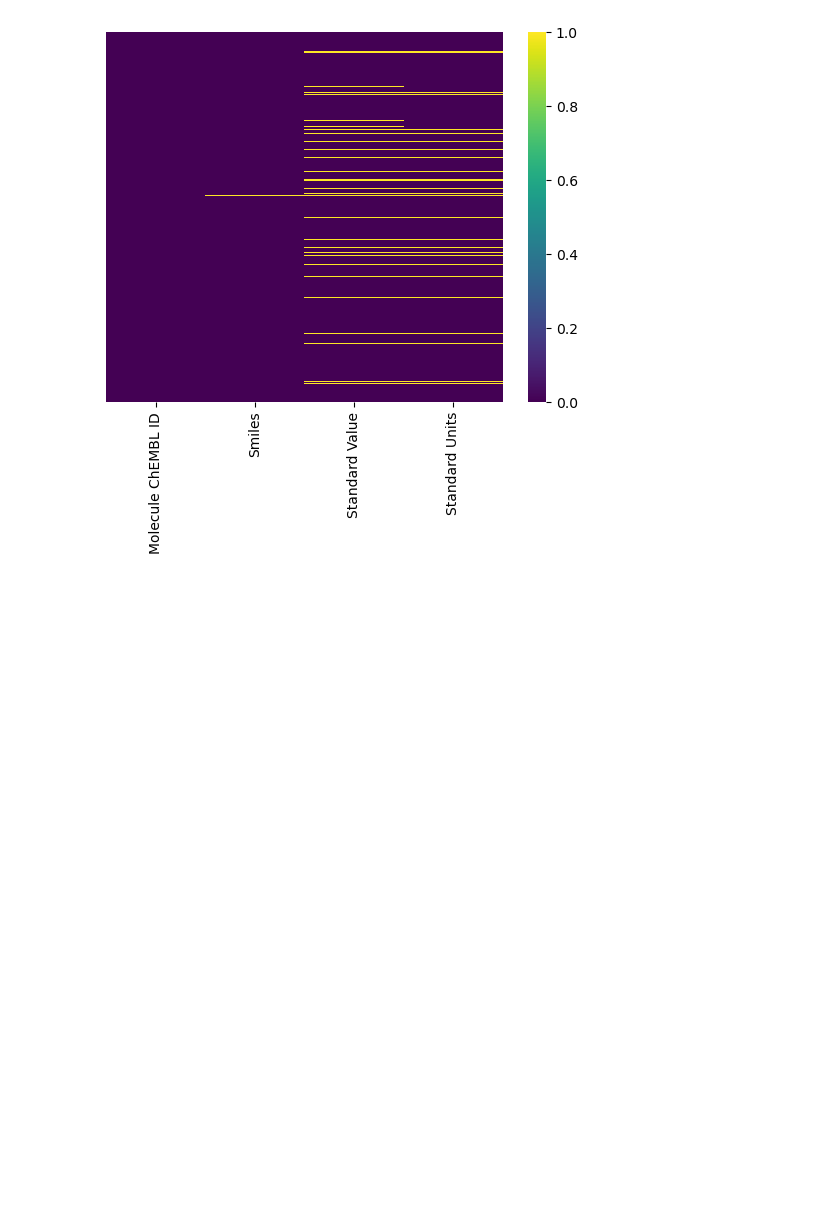
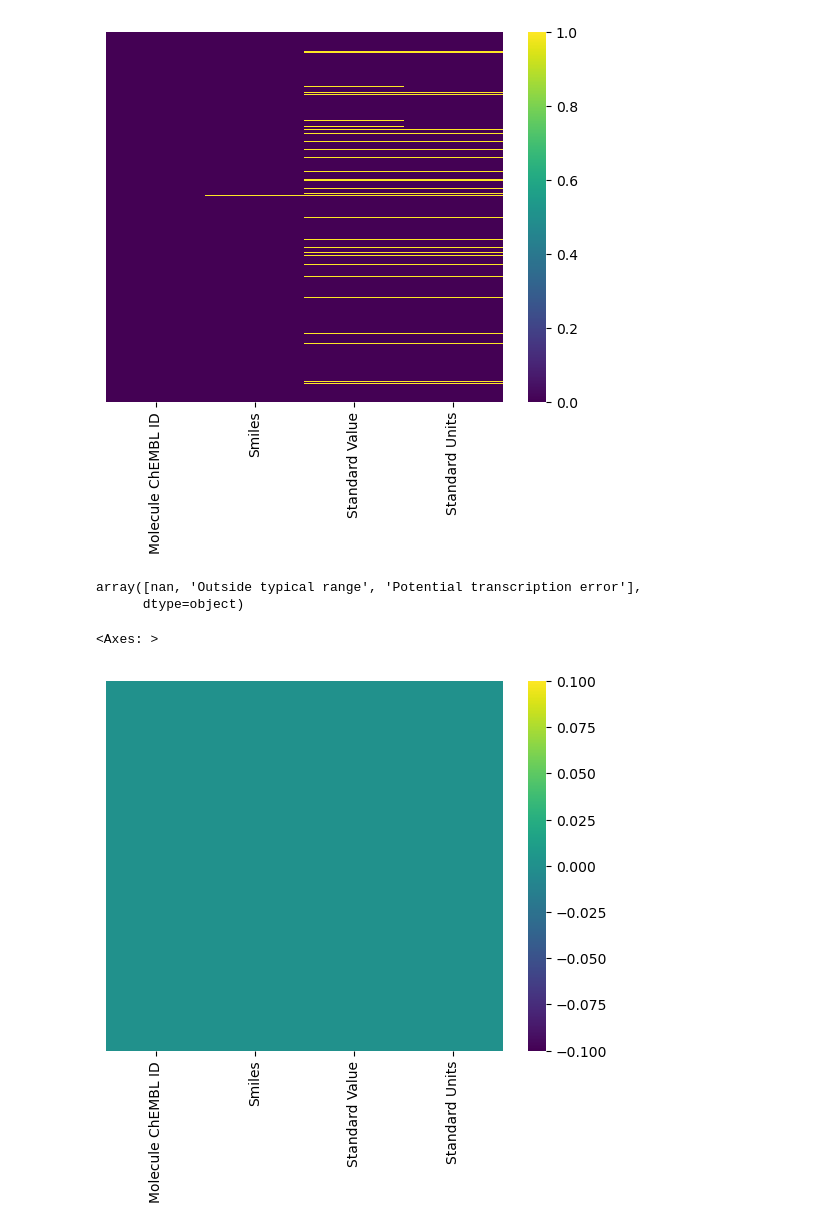
Before and after one commit to tdunn1/EGFR_QSAR, a Jupyter notebook: EGFR_Chembl_workup.ipynb, the cells around one changed output. Cells and saved outputs as stored; diff of their text form; code cells hidden in the pictures; blank space fills up the shorter version.

```diff
--- a/EGFR_Chembl_workup.ipynb
+++ b/EGFR_Chembl_workup.ipynb
@@ -33,3 +34,14 @@ sns.heatmap(org_df.isnull()[['Molecule ChEMBL ID','Smiles','Standard Value', 'St
 # %% [output]
 <Axes: >
 [figure]
+# %%
+org_df['Data Validity Comment'].unique()
+# %% [output]
+array([nan, 'Outside typical range', 'Potential transcription error'],
+      dtype=object)
+# %%
+org_df.dropna(axis = 0, subset = ['Molecule ChEMBL ID','Smiles','Standard Value', 'Standard Units'], inplace = True)
+sns.heatmap(org_df.isnull()[['Molecule ChEMBL ID','Smiles','Standard Value', 'Standard Units']],cbar=True,yticklabels=False,cmap = 'viridis')
+# %% [output]
+<Axes: >
+[figure, added]
```
Also changed, not shown: parts of 4 cells of this notebook.
